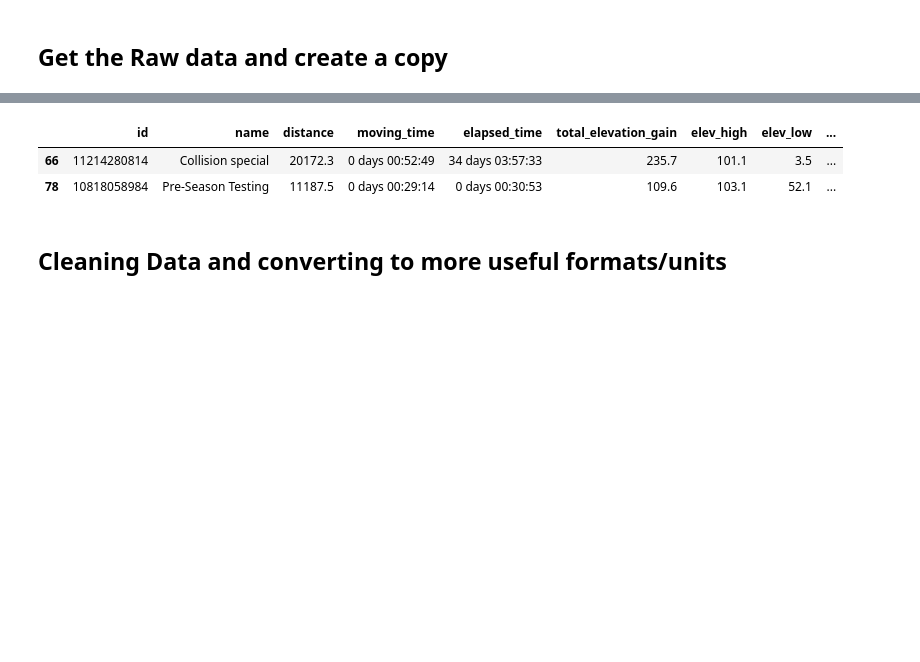
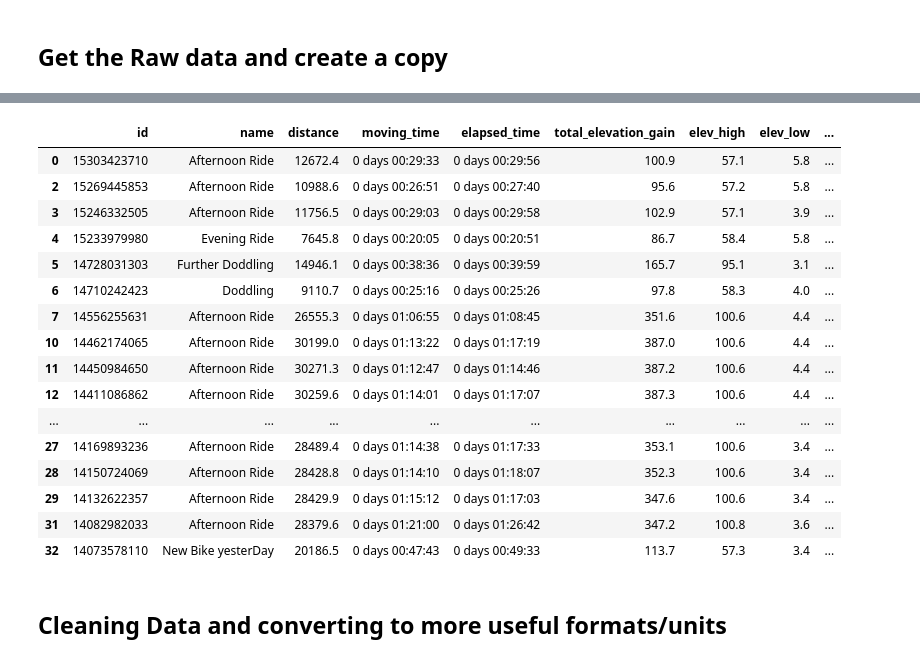
Before and after one commit to NWNHT/StravaPlotting, a Jupyter notebook: src/display_strava.ipynb, the cells around one changed output, grey strips where cells are left out. Saved outputs shown, nothing was run; the diff lists cells and outputs as text; code cells hidden in the pictures; blank space fills up the shorter version.

```diff
--- a/src/display_strava.ipynb
+++ b/src/display_strava.ipynb
@@ -68,9 +68,23 @@ Beginning request of activities...
 # %%
-activities.query('year == 2024')
+activities.query('year == 2025')
 # %% [output]
 |  | id | name | distance | moving_time | elapsed_time | total_elevation_gain | elev_high | elev_low | ... |
-| 66 | 11214280814 | Collision special | 20172.3 | 0 days 00:52:49 | 34 days 03:57:33 | 235.7 | 101.1 | 3.5 | ... |
-| 78 | 10818058984 | Pre-Season Testing | 11187.5 | 0 days 00:29:14 | 0 days 00:30:53 | 109.6 | 103.1 | 52.1 | ... |
+| 0 | 15303423710 | Afternoon Ride | 12672.4 | 0 days 00:29:33 | 0 days 00:29:56 | 100.9 | 57.1 | 5.8 | ... |
+| 2 | 15269445853 | Afternoon Ride | 10988.6 | 0 days 00:26:51 | 0 days 00:27:40 | 95.6 | 57.2 | 5.8 | ... |
+| 3 | 15246332505 | Afternoon Ride | 11756.5 | 0 days 00:29:03 | 0 days 00:29:58 | 102.9 | 57.1 | 3.9 | ... |
+| 4 | 15233979980 | Evening Ride | 7645.8 | 0 days 00:20:05 | 0 days 00:20:51 | 86.7 | 58.4 | 5.8 | ... |
+| 5 | 14728031303 | Further Doddling | 14946.1 | 0 days 00:38:36 | 0 days 00:39:59 | 165.7 | 95.1 | 3.1 | ... |
+| 6 | 14710242423 | Doddling | 9110.7 | 0 days 00:25:16 | 0 days 00:25:26 | 97.8 | 58.3 | 4.0 | ... |
+| 7 | 14556255631 | Afternoon Ride | 26555.3 | 0 days 01:06:55 | 0 days 01:08:45 | 351.6 | 100.6 | 4.4 | ... |
+| 10 | 14462174065 | Afternoon Ride | 30199.0 | 0 days 01:13:22 | 0 days 01:17:19 | 387.0 | 100.6 | 4.4 | ... |
+| 11 | 14450984650 | Afternoon Ride | 30271.3 | 0 days 01:12:47 | 0 days 01:14:46 | 387.2 | 100.6 | 4.4 | ... |
+| 12 | 14411086862 | Afternoon Ride | 30259.6 | 0 days 01:14:01 | 0 days 01:17:07 | 387.3 | 100.6 | 4.4 | ... |
+| ... | ... | ... | ... | ... | ... | ... | ... | ... | ... |
+| 27 | 14169893236 | Afternoon Ride | 28489.4 | 0 days 01:14:38 | 0 days 01:17:33 | 353.1 | 100.6 | 3.4 | ... |
+| 28 | 14150724069 | Afternoon Ride | 28428.8 | 0 days 01:14:10 | 0 days 01:18:07 | 352.3 | 100.6 | 3.4 | ... |
+| 29 | 14132622357 | Afternoon Ride | 28429.9 | 0 days 01:15:12 | 0 days 01:17:03 | 347.6 | 100.6 | 3.4 | ... |
+| 31 | 14082982033 | Afternoon Ride | 28379.6 | 0 days 01:21:00 | 0 days 01:26:42 | 347.2 | 100.8 | 3.6 | ... |
+| 32 | 14073578110 | New Bike yesterDay | 20186.5 | 0 days 00:47:43 | 0 days 00:49:33 | 113.7 | 57.3 | 3.4 | ... |
 # %% [markdown]
 ## Cleaning Data and converting to more useful formats/units
 # %%
```
Also changed, not shown: parts of 13 cells of this notebook.
